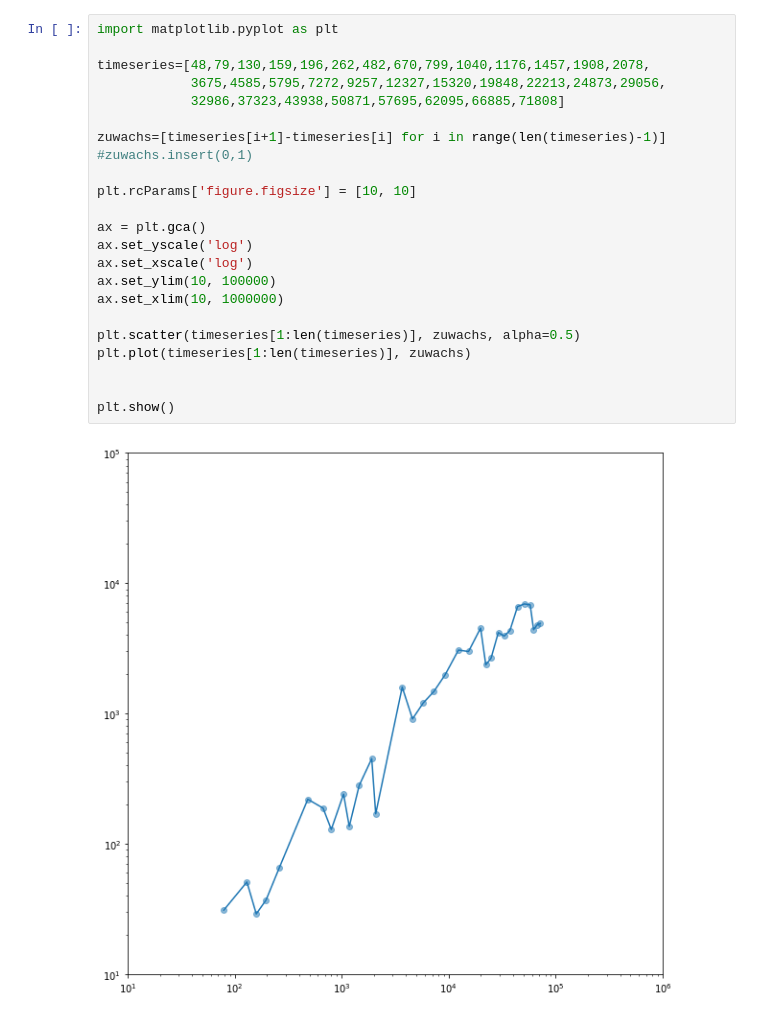
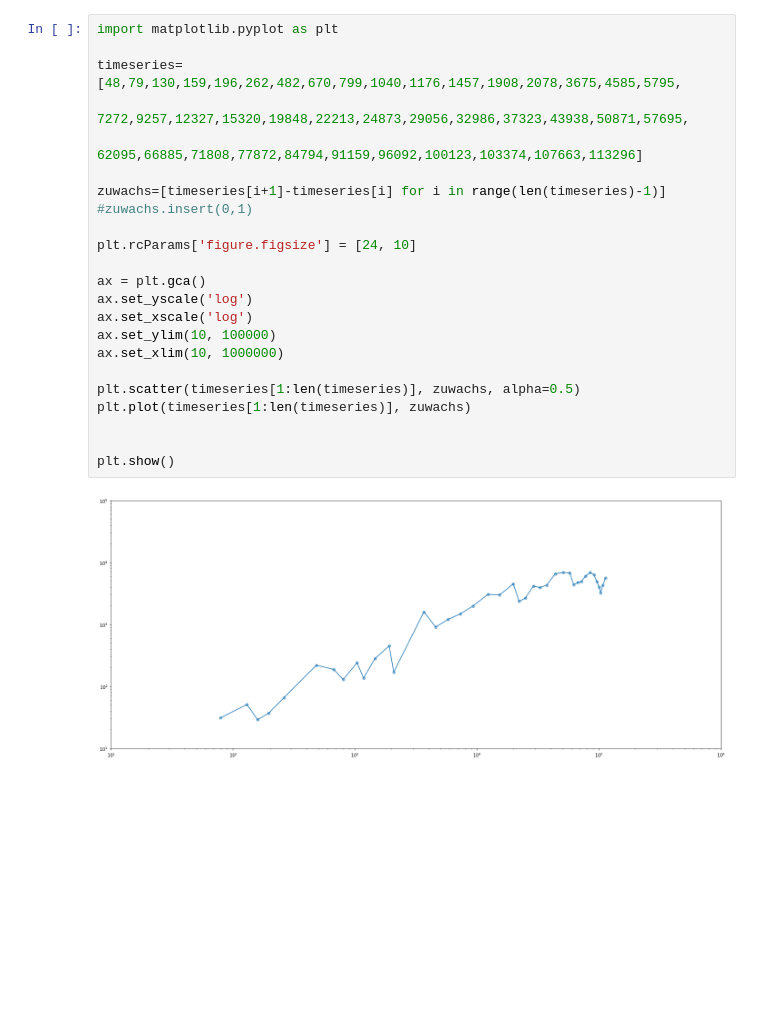
Before and after one commit to CemUz/py, a Jupyter notebook: Scripts/corona_Rate_vs_Total.ipynb, the cells around one changed output. Drawn from its saved outputs; the diff is of its cells as text; blank space fills up the shorter version.

```diff
--- a/Scripts/corona_Rate_vs_Total.ipynb
+++ b/Scripts/corona_Rate_vs_Total.ipynb
@@ -1,25 +1,25 @@
 # %%
 import matplotlib.pyplot as plt
 
-timeseries=[48,79,130,159,196,262,482,670,799,1040,1176,1457,1908,2078,
-            3675,4585,5795,7272,9257,12327,15320,19848,22213,24873,29056,
-            32986,37323,43938,50871,57695,62095,66885,71808]
+timeseries=[48,79,130,159,196,262,482,670,799,1040,1176,1457,1908,2078,3675,4585,5795,
+            7272,9257,12327,15320,19848,22213,24873,29056,32986,37323,43938,50871,57695,
+            62095,66885,71808,77872,84794,91159,96092,100123,103374,107663,113296]
 
 zuwachs=[timeseries[i+1]-timeseries[i] for i in range(len(timeseries)-1)]
 #zuwachs.insert(0,1)
 
-plt.rcParams['figure.figsize'] = [10, 10]
+plt.rcParams['figure.figsize'] = [24, 10]
 
 ax = plt.gca()
 ax.set_yscale('log')
 ax.set_xscale('log')
 ax.set_ylim(10, 100000)
 ax.set_xlim(10, 1000000)
 
 plt.scatter(timeseries[1:len(timeseries)], zuwachs, alpha=0.5)
 plt.plot(timeseries[1:len(timeseries)], zuwachs)
 
 
 plt.show()
 # %% [output]
-[figure, old version]
+[figure, new version]
```
